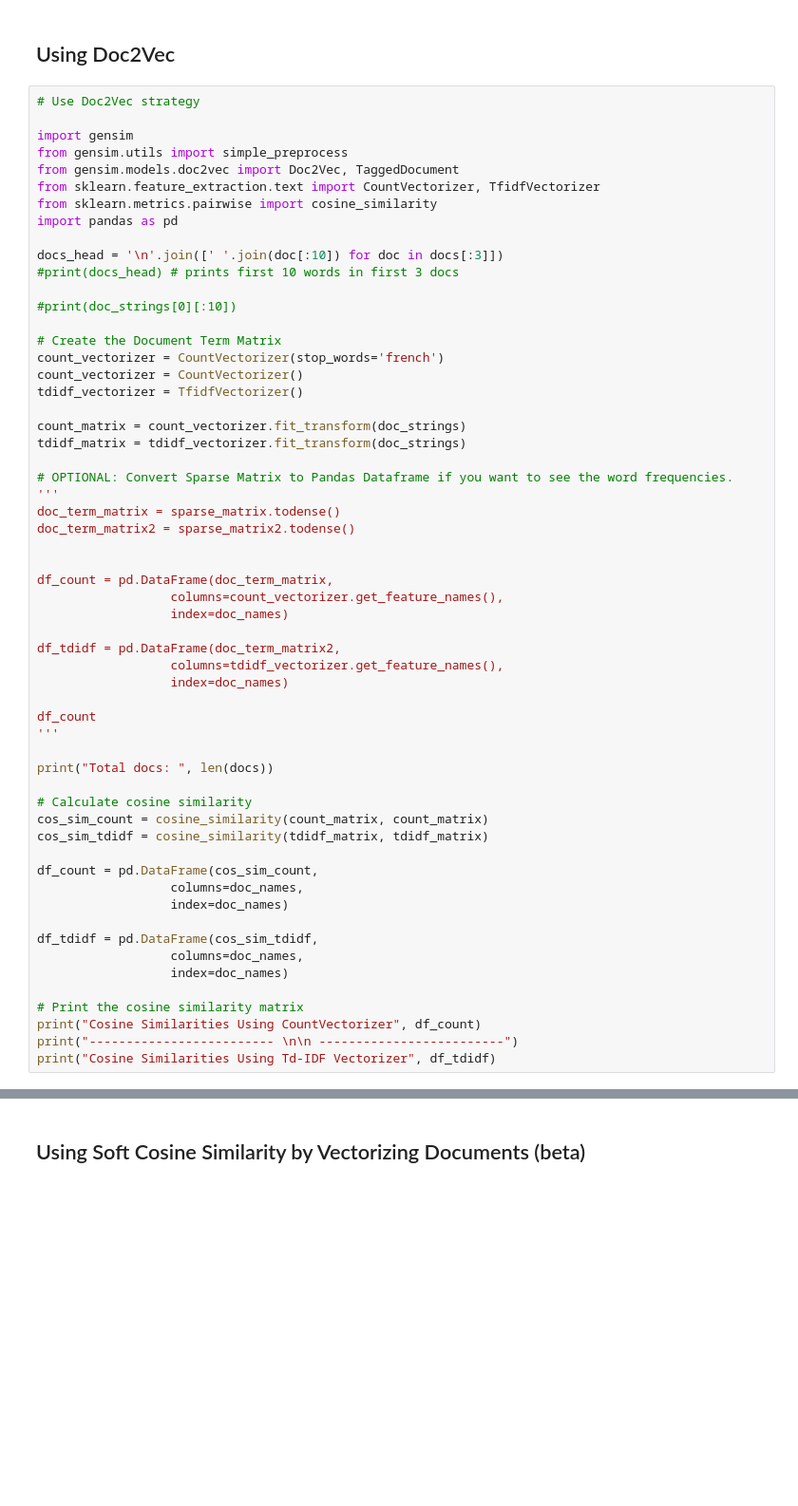
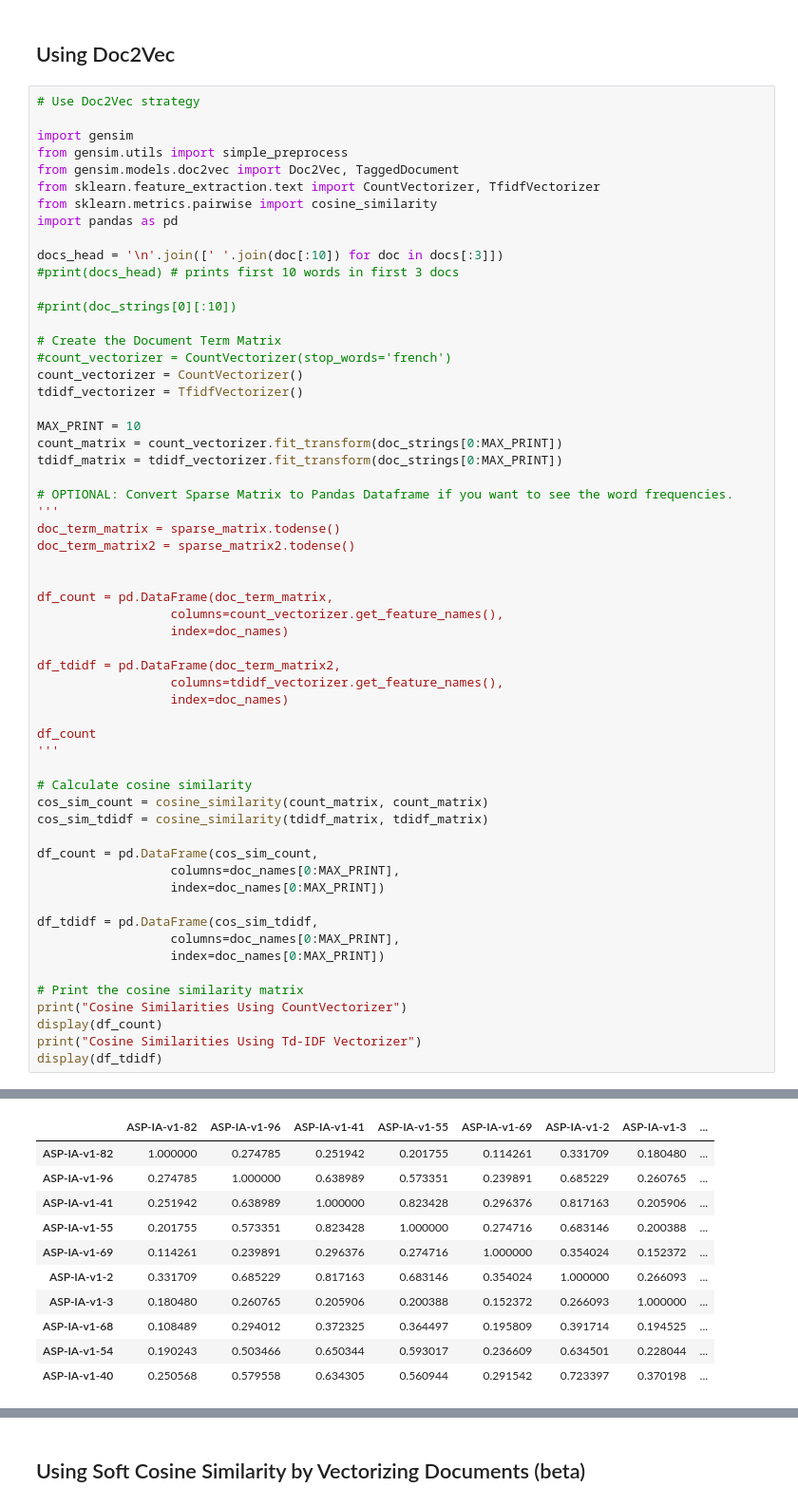
Before and after one commit to aaron68lee/NLP-Graphical-Knowledge-Mining, a Jupyter notebook: Topic_Modeling.ipynb, the cells around one changed output, grey strips where cells are left out. Shown at 95% size. Cells and saved outputs as stored; diff of their text form; blank space fills up the shorter version.

```diff
--- a/Topic_Modeling.ipynb
+++ b/Topic_Modeling.ipynb
@@ -1753,12 +1851,13 @@ docs_head = '\n'.join([' '.join(doc[:10]) for doc in docs[:3]])
 #print(doc_strings[0][:10])
 
 # Create the Document Term Matrix
-count_vectorizer = CountVectorizer(stop_words='french')
+#count_vectorizer = CountVectorizer(stop_words='french')
 count_vectorizer = CountVectorizer()
 tdidf_vectorizer = TfidfVectorizer()
 
-count_matrix = count_vectorizer.fit_transform(doc_strings)
-tdidf_matrix = tdidf_vectorizer.fit_transform(doc_strings)
+MAX_PRINT = 10
+count_matrix = count_vectorizer.fit_transform(doc_strings[0:MAX_PRINT])
+tdidf_matrix = tdidf_vectorizer.fit_transform(doc_strings[0:MAX_PRINT])
 
 # OPTIONAL: Convert Sparse Matrix to Pandas Dataframe if you want to see the word frequencies.
 '''
@@ -1777,22 +1876,21 @@ df_tdidf = pd.DataFrame(doc_term_matrix2,
 df_count
 '''
 
-print("Total docs: ", len(docs))
-
 # Calculate cosine similarity
 cos_sim_count = cosine_similarity(count_matrix, count_matrix)
 cos_sim_tdidf = cosine_similarity(tdidf_matrix, tdidf_matrix)
 
 df_count = pd.DataFrame(cos_sim_count,
-                  columns=doc_names,
-                  index=doc_names)
+                  columns=doc_names[0:MAX_PRINT],
+                  index=doc_names[0:MAX_PRINT])
 
 df_tdidf = pd.DataFrame(cos_sim_tdidf,
-                  columns=doc_names,
-                  index=doc_names)
+                  columns=doc_names[0:MAX_PRINT],
+                  index=doc_names[0:MAX_PRINT])
 
 # Print the cosine similarity matrix
-print("Cosine Similarities Using CountVectorizer", df_count)
-print("------------------------- \n\n -------------------------")
-print("Cosine Similarities Using Td-IDF Vectorizer", df_tdidf)
+print("Cosine Similarities Using CountVectorizer")
+display(df_count)
+print("Cosine Similarities Using Td-IDF Vectorizer")
+display(df_tdidf)
 # %% [output]
@@ -1815,0 +1898,11 @@ ASP-IA-v1-40      0.597182      1.000000
+|  | ASP-IA-v1-82 | ASP-IA-v1-96 | ASP-IA-v1-41 | ASP-IA-v1-55 | ASP-IA-v1-69 | ASP-IA-v1-2 | ASP-IA-v1-3 | ... |
+| ASP-IA-v1-82 | 1.000000 | 0.274785 | 0.251942 | 0.201755 | 0.114261 | 0.331709 | 0.180480 | ... |
+| ASP-IA-v1-96 | 0.274785 | 1.000000 | 0.638989 | 0.573351 | 0.239891 | 0.685229 | 0.260765 | ... |
+| ASP-IA-v1-41 | 0.251942 | 0.638989 | 1.000000 | 0.823428 | 0.296376 | 0.817163 | 0.205906 | ... |
+| ASP-IA-v1-55 | 0.201755 | 0.573351 | 0.823428 | 1.000000 | 0.274716 | 0.683146 | 0.200388 | ... |
+| ASP-IA-v1-69 | 0.114261 | 0.239891 | 0.296376 | 0.274716 | 1.000000 | 0.354024 | 0.152372 | ... |
+| ASP-IA-v1-2 | 0.331709 | 0.685229 | 0.817163 | 0.683146 | 0.354024 | 1.000000 | 0.266093 | ... |
+| ASP-IA-v1-3 | 0.180480 | 0.260765 | 0.205906 | 0.200388 | 0.152372 | 0.266093 | 1.000000 | ... |
+| ASP-IA-v1-68 | 0.108489 | 0.294012 | 0.372325 | 0.364497 | 0.195809 | 0.391714 | 0.194525 | ... |
+| ASP-IA-v1-54 | 0.190243 | 0.503466 | 0.650344 | 0.593017 | 0.236609 | 0.634501 | 0.228044 | ... |
+| ASP-IA-v1-40 | 0.250568 | 0.579558 | 0.634305 | 0.560944 | 0.291542 | 0.723397 | 0.370198 | ... |
```
Also changed, not shown: parts of 11 cells of this notebook, 15 other files.
